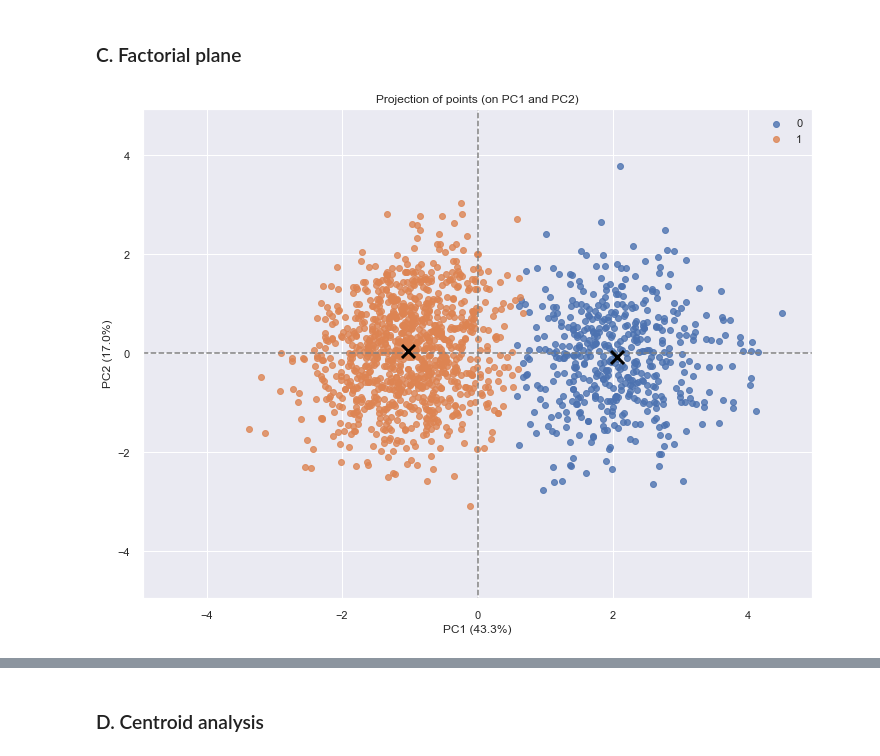
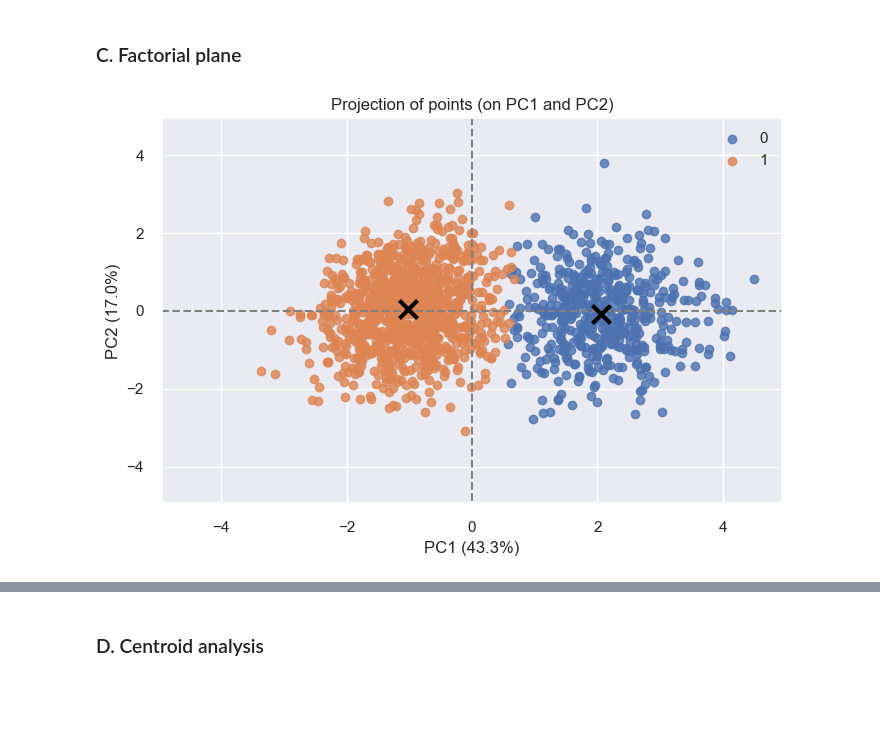
Before and after one commit to Bamwesigye-Calvin-Kiiza/Implementation-of-a-counterfeit-detection-algorithm, a Jupyter notebook: Counterfeit-detection-algorithm.ipynb, the cells around one changed output, grey strips where cells are left out. Cells and saved outputs as stored; diff of their text form; code cells hidden in the pictures; blank space fills up the shorter version.

```diff
--- a/Counterfeit-detection-algorithm.ipynb
+++ b/Counterfeit-detection-algorithm.ipynb
@@ -250,0 +248,4 @@ data.head()
+# %%
+dfB = pd.read_csv('C:/Users/Bamwesigye Calvin/Desktop/banknote_detection/detection-of-counterfeit-banknotes-/billets.csv', sep=';', encoding='UTF-8') #pour test sur les billets de production : ./billets_production.csv et dfB.drop("id",axis=1,inplace=True)
+data = dfB.copy()
+data.head()
@@ -762,15 +771,15 @@ X_clustered.head()
 ### C. Factorial plane
 # %%
 centres_reduced = model_pca.transform(model_kmeans.cluster_centers_)
-plt.figure(figsize=(12,9))
+plt.figure(figsize=(8,5))
 display_factorial_planes(X_reduced, 2, model_pca, [(0,1)],
                          illustrative_var = clusters, alpha = 0.8)
 plt.scatter(centres_reduced[:, 0], centres_reduced[:, 1],
             marker='x', s=169, linewidths=3,
             color='black', zorder=10)
 plt.show()
 # %% [output]
-[figure, old version]
+[figure, new version]
 # %% [markdown]
 <a id='another_cell_l'></a>
 # %% [markdown]
```
Also changed, not shown: parts of 20 cells of this notebook.
